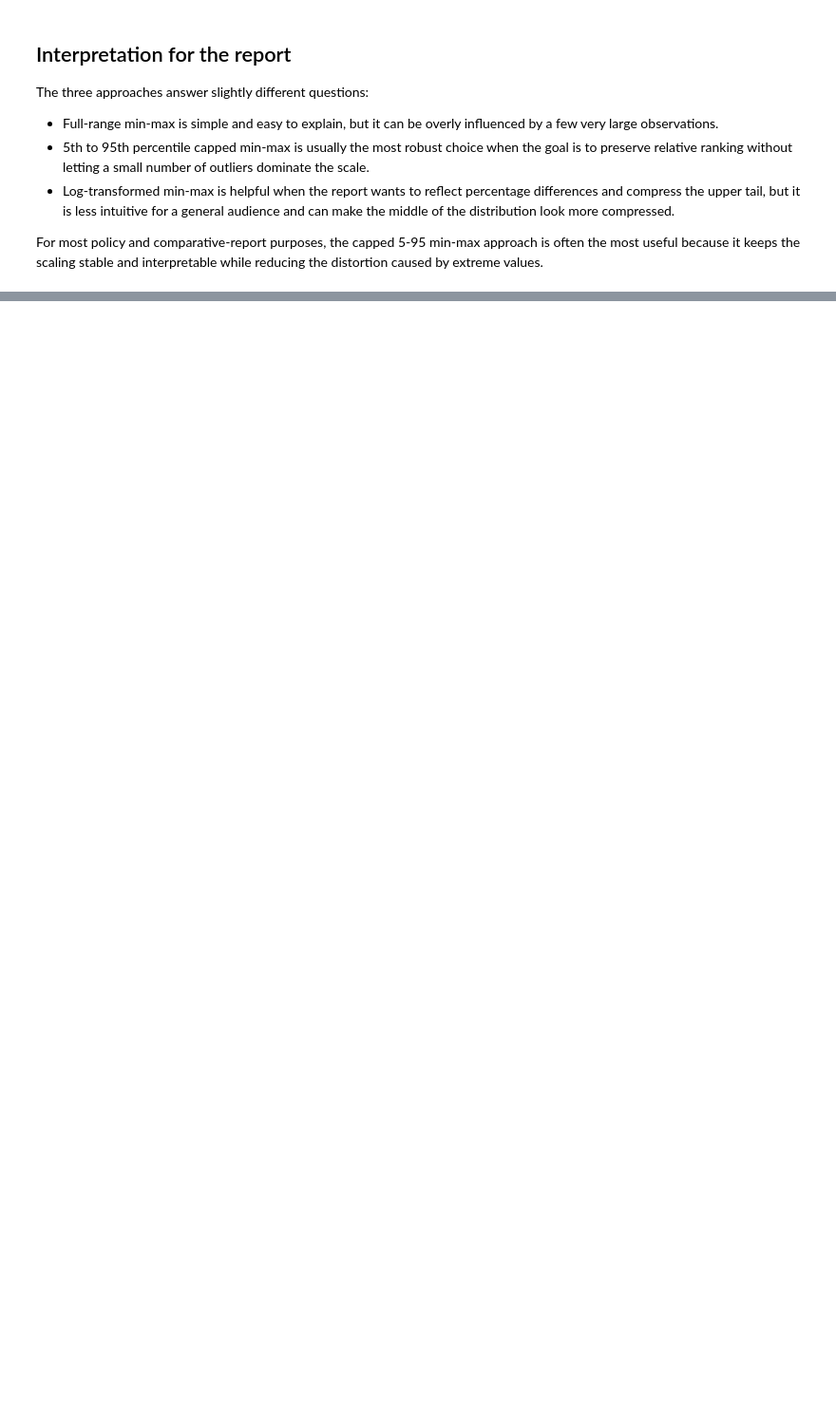
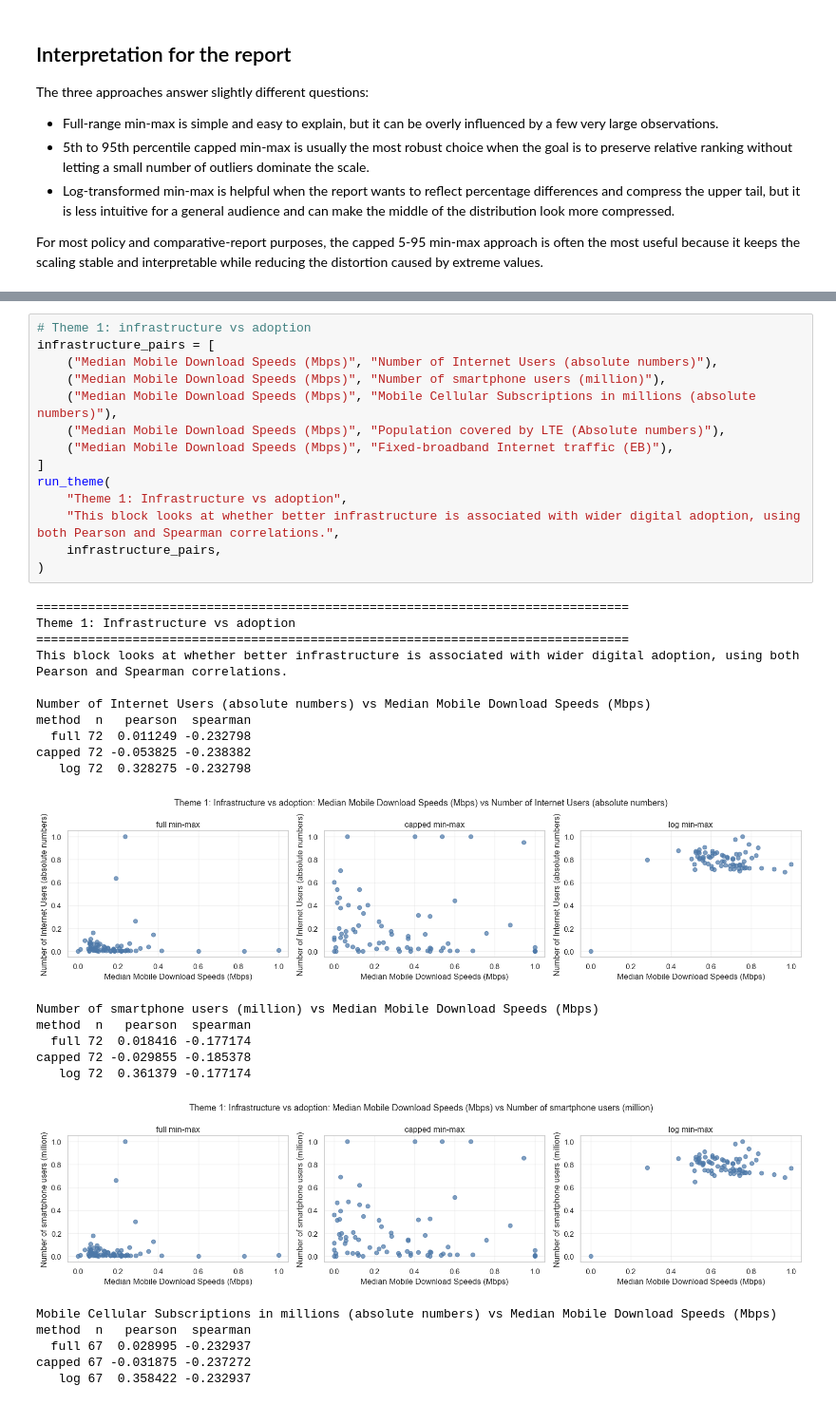
Before and after one commit to rohanc1996/icrier-streamlit-dashboard, a Jupyter notebook: skewed_column_scaling_analysis.ipynb, the cells around one changed output, grey strips where cells are left out. Shown at 95% size. Saved outputs shown, nothing was run; the diff lists cells and outputs as text; blank space fills up the shorter version.

Commit message:
Added pearson and spearman correlations for comparisons under 5 themes

```diff
--- a/skewed_column_scaling_analysis.ipynb
+++ b/skewed_column_scaling_analysis.ipynb
@@ -273,0 +367,37 @@ Users of Digital Payments (in millions)
+# %%
+# Theme 1: infrastructure vs adoption
+infrastructure_pairs = [
+    ("Median Mobile Download Speeds (Mbps)", "Number of Internet Users (absolute numbers)"),
+    ("Median Mobile Download Speeds (Mbps)", "Number of smartphone users (million)"),
+    ("Median Mobile Download Speeds (Mbps)", "Mobile Cellular Subscriptions in millions (absolute numbers)"),
+    ("Median Mobile Download Speeds (Mbps)", "Population covered by LTE (Absolute numbers)"),
+    ("Median Mobile Download Speeds (Mbps)", "Fixed-broadband Internet traffic (EB)"),
+]
+run_theme(
+    "Theme 1: Infrastructure vs adoption",
+    "This block looks at whether better infrastructure is associated with wider digital adoption, using both Pearson and Spearman correlations.",
+    infrastructure_pairs,
+)
+# %% [output]
+================================================================================
+Theme 1: Infrastructure vs adoption
+================================================================================
+This block looks at whether better infrastructure is associated with wider digital adoption, using both Pearson and Spearman correlations.
+
+Number of Internet Users (absolute numbers) vs Median Mobile Download Speeds (Mbps)
+method  n   pearson  spearman
+  full 72  0.011249 -0.232798
+capped 72 -0.053825 -0.238382
+   log 72  0.328275 -0.232798
+[figure, added]
+Number of smartphone users (million) vs Median Mobile Download Speeds (Mbps)
+method  n   pearson  spearman
+  full 72  0.018416 -0.177174
+capped 72 -0.029855 -0.185378
+   log 72  0.361379 -0.177174
+[figure, added]
+Mobile Cellular Subscriptions in millions (absolute numbers) vs Median Mobile Download Speeds (Mbps)
+method  n   pearson  spearman
+  full 67  0.028995 -0.232937
+capped 67 -0.031875 -0.237272
+   log 67  0.358422 -0.232937
```
Also changed, not shown: parts of 15 cells of this notebook.
